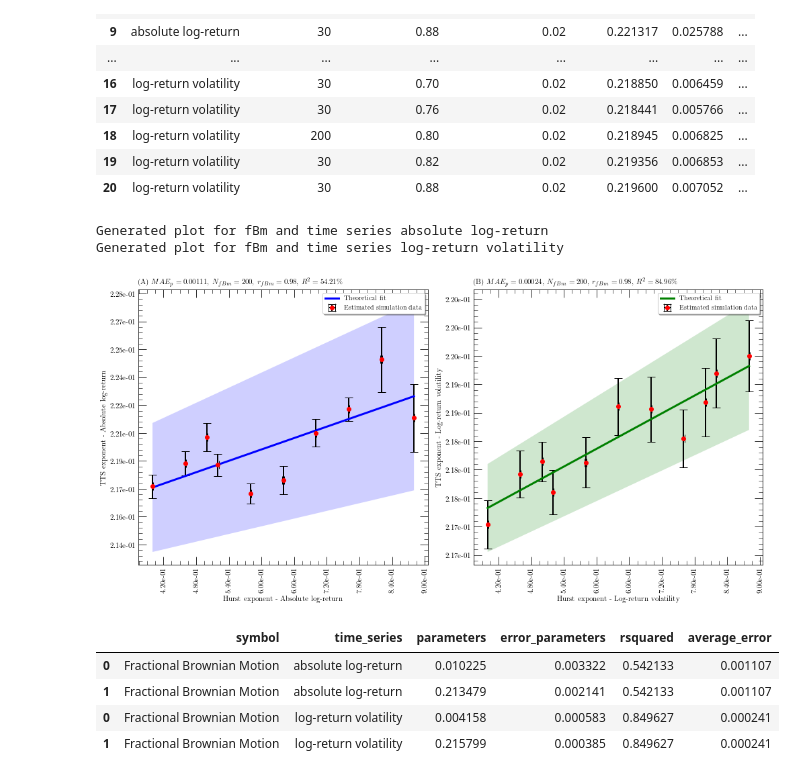
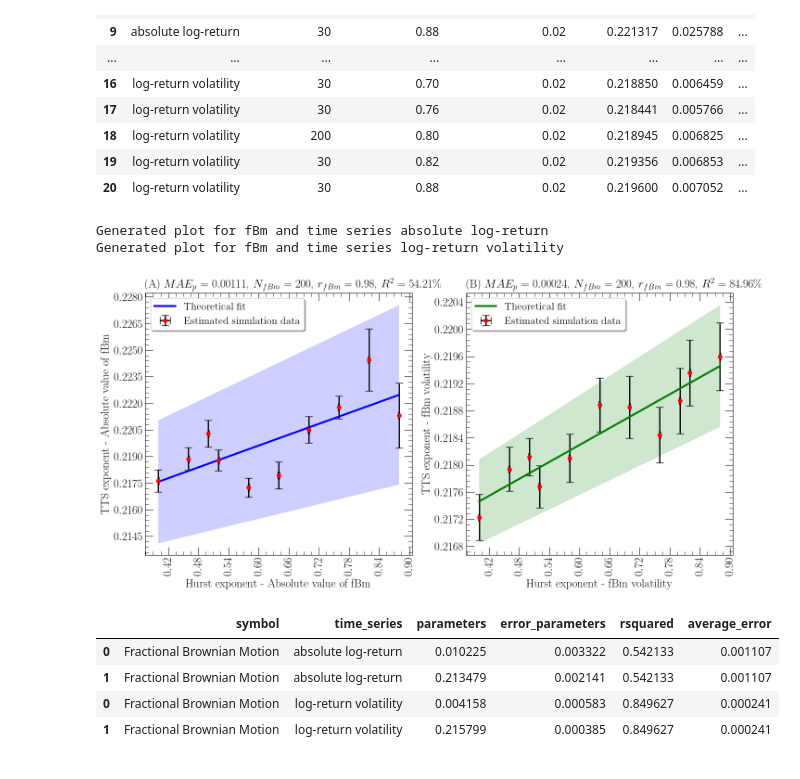
Before and after one commit to fsabrilb/Generalized_Shannon_Index, a Jupyter notebook: scripts/plot_hurst_tts_relation.ipynb, the cells around one changed output. Cells and saved outputs as stored; diff of their text form; code cells hidden in the pictures.

Commit message:
refactor: Change labels in the figure about relation of GHE and TTS exponent in fBm

```diff
--- a/scripts/plot_hurst_tts_relation.ipynb
+++ b/scripts/plot_hurst_tts_relation.ipynb
@@ -94,9 +94,16 @@ def plot_hurst_tts(
     fig1, ax1 = plt.subplots(1, 2) # TTS vs Hurst exponent
     fig1.set_size_inches(w = width, h = height)
 
-    df_hurst_tts = pd.DataFrame()
+    df_hurst_tts = []
     counter_i = 0
     for j in sorted(df_graph["time_series"].unique().tolist()):
+        if j == "absolute log-return":
+            j_temp = "Absolute value of fBm"
+        elif j == "log-return volatility":
+            j_temp = "fBm volatility"
+        else:
+            j_temp = j
+
         # Filter information ----
         df_aux = df_graph[df_graph["time_series"] == j]
 
@@ -131,7 +138,7 @@ def plot_hurst_tts(
         ae_tts = estimate_p_norm(x = tts_exponent.values, y = estimated_tts_mean_, p = 1)
 
         # Final data of regression ----
-        df_hurst_tts = df_hurst_tts.append(
+        df_hurst_tts.append(
             pd.DataFrame(
                 {
                     "symbol" : ["Fractional Brownian Motion"] * (degree_tts + 1),
@@ -199,11 +206,11 @@ def plot_hurst_tts(
         ax1[counter_i].xaxis.set_minor_locator(mtick.MaxNLocator(5 * n_x_breaks))
         ax1[counter_i].yaxis.set_major_locator(mtick.MaxNLocator(n_y_breaks))
         ax1[counter_i].yaxis.set_minor_locator(mtick.MaxNLocator(5 * n_y_breaks))
-        ax1[counter_i].xaxis.set_major_formatter(mtick.FormatStrFormatter("%.2e"))
-        ax1[counter_i].yaxis.set_major_formatter(mtick.FormatStrFormatter("%.2e"))
+        #ax1[counter_i].xaxis.set_major_formatter(mtick.FormatStrFormatter("%.2e"))
+        #ax1[counter_i].yaxis.set_major_formatter(mtick.FormatStrFormatter("%.2e"))
         ax1[counter_i].tick_params(axis = "x", labelrotation = 90)
-        ax1[counter_i].set_xlabel("Hurst exponent - {}".format(j.capitalize()), fontsize = fontsize_labels)
-        ax1[counter_i].set_ylabel("TTS exponent - {}".format(j.capitalize()), fontsize = fontsize_labels)
+        ax1[counter_i].set_xlabel("Hurst exponent - {}".format(j_temp), fontsize = fontsize_labels)
+        ax1[counter_i].set_ylabel("TTS exponent - {}".format(j_temp), fontsize = fontsize_labels)
         ax1[counter_i].legend(fancybox = fancy_legend, shadow = True, ncol = n_cols, fontsize = fontsize_legend)
         ax1[counter_i].set_title(
             r"({}) $MAE_p={}$, $N_{{fBm}}={}$, $r_{{fBm}}={}$, $R^2={}\%$".format(
@@ -237,34 +244,36 @@ def plot_hurst_tts(
         )
 
     plt.close()
+    df_hurst_tts = pd.concat(df_hurst_tts)
+
     return df_hurst_tts
 # %%
 df_plot = plot_hurst_tts(
     df_graph = df_final,
     degree_tts = 1,
     width = 14,
     height = 7,
     threshold_tts = 0.98,
     markersize = 3,
-    fontsize_labels = 11,
-    fontsize_legend = 10,
+    fontsize_labels = 18,
+    fontsize_legend = 16,
     usetex = True,
     n_cols = 1,
     n_x_breaks = 10,
     n_y_breaks = 10,
     fancy_legend = True,
     dpi = 200,
     save_figures = True,
     output_path = "{}/{}".format(output_path, re.sub("-", "", input_generation_date)),
     information_name = "fBm",
     input_generation_date = input_generation_date
 )
 
 df_plot
 # %% [output]
 Generated plot for fBm and time series absolute log-return
 Generated plot for fBm and time series log-return volatility
-[figure, old version]
+[figure, new version]
 |  | symbol | time_series | parameters | error_parameters | rsquared | average_error |
 | 0 | Fractional Brownian Motion | absolute log-return | 0.010225 | 0.003322 | 0.542133 | 0.001107 |
 | 1 | Fractional Brownian Motion | absolute log-return | 0.213479 | 0.002141 | 0.542133 | 0.001107 |
```
Also changed, not shown: 1 other file.
